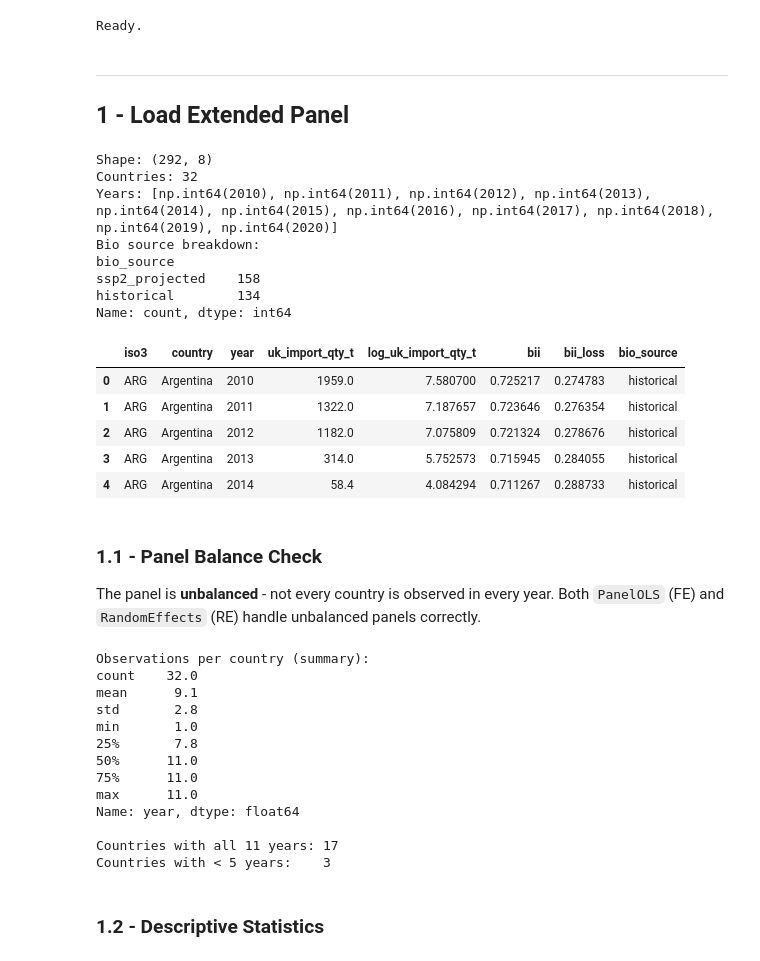
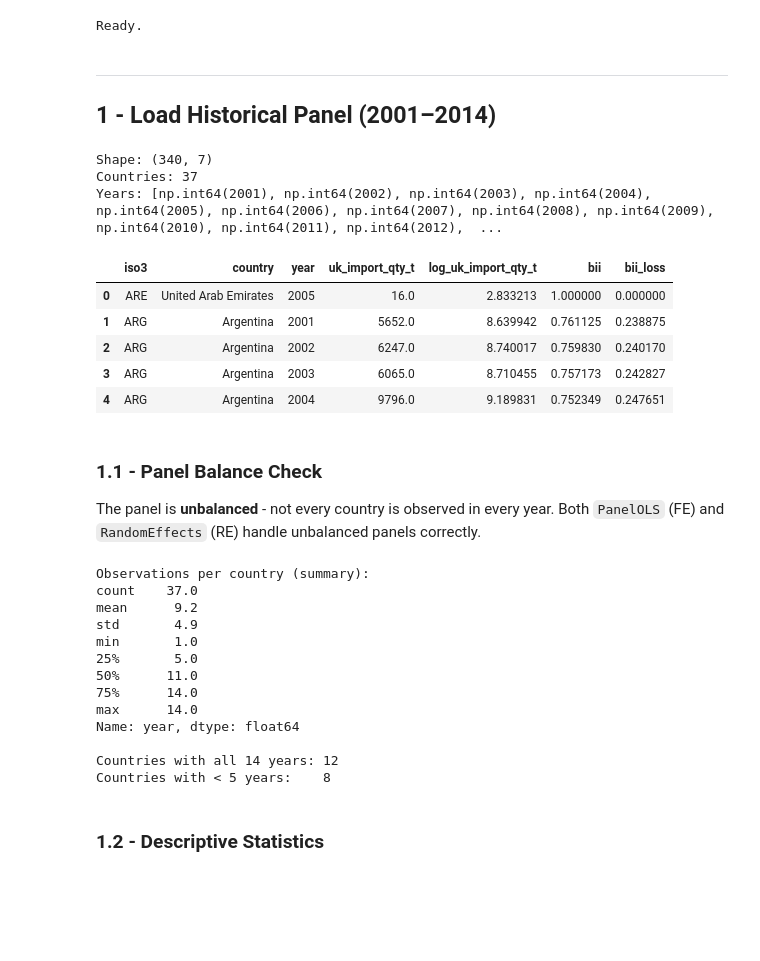
Before and after one commit to Abditivus/sklearn-group, a Jupyter notebook: data/panel_fe_re_analysis.ipynb, the cells around one changed output. Saved outputs shown, nothing was run; the diff lists cells and outputs as text; code cells hidden in the pictures; blank space fills up the shorter version.

```diff
--- a/data/panel_fe_re_analysis.ipynb
+++ b/data/panel_fe_re_analysis.ipynb
@@ -52,31 +52,24 @@ print('Ready.')
 Ready.
 # %% [markdown]
 ---
-## 1 - Load Extended Panel
+## 1 - Load Historical Panel (2001–2014)
 # %%
-panel = pd.read_csv(os.path.join(CLEAN, 'panel_extended_2010_2020.csv'))
+panel = pd.read_csv(os.path.join(CLEAN, 'panel_2001_2014.csv'))
 
 print(f'Shape: {panel.shape}')
 print(f'Countries: {panel["iso3"].nunique()}')
 print(f'Years: {sorted(panel["year"].unique())}')
-print(f'Bio source breakdown:')
-print(panel['bio_source'].value_counts())
 panel.head()
 # %% [output]
-Shape: (292, 8)
-Countries: 32
-Years: [np.int64(2010), np.int64(2011), np.int64(2012), np.int64(2013), np.int64(2014), np.int64(2015), np.int64(2016), np.int64(2017), np.int64(2018), np.int64(2019), np.int64(2020)]
-Bio source breakdown:
-bio_source
-ssp2_projected    158
-historical        134
-Name: count, dtype: int64
+Shape: (340, 7)
+Countries: 37
+Years: [np.int64(2001), np.int64(2002), np.int64(2003), np.int64(2004), np.int64(2005), np.int64(2006), np.int64(2007), np.int64(2008), np.int64(2009), np.int64(2010), np.int64(2011), np.int64(2012),  ...
-|  | iso3 | country | year | uk_import_qty_t | log_uk_import_qty_t | bii | bii_loss | bio_source |
-| 0 | ARG | Argentina | 2010 | 1959.0 | 7.580700 | 0.725217 | 0.274783 | historical |
-| 1 | ARG | Argentina | 2011 | 1322.0 | 7.187657 | 0.723646 | 0.276354 | historical |
-| 2 | ARG | Argentina | 2012 | 1182.0 | 7.075809 | 0.721324 | 0.278676 | historical |
-| 3 | ARG | Argentina | 2013 | 314.0 | 5.752573 | 0.715945 | 0.284055 | historical |
-| 4 | ARG | Argentina | 2014 | 58.4 | 4.084294 | 0.711267 | 0.288733 | historical |
+|  | iso3 | country | year | uk_import_qty_t | log_uk_import_qty_t | bii | bii_loss |
+| 0 | ARE | United Arab Emirates | 2005 | 16.0 | 2.833213 | 1.000000 | 0.000000 |
+| 1 | ARG | Argentina | 2001 | 5652.0 | 8.639942 | 0.761125 | 0.238875 |
+| 2 | ARG | Argentina | 2002 | 6247.0 | 8.740017 | 0.759830 | 0.240170 |
+| 3 | ARG | Argentina | 2003 | 6065.0 | 8.710455 | 0.757173 | 0.242827 |
+| 4 | ARG | Argentina | 2004 | 9796.0 | 9.189831 | 0.752349 | 0.247651 |
 # %% [markdown]
 ### 1.1 - Panel Balance Check
 The panel is **unbalanced** - not every country is observed in every year.
@@ -88,22 +81,22 @@ print(balance.round(1))
 
 presence = panel.pivot_table(index='iso3', columns='year',
                              values='bii_loss', aggfunc='count')
-print(f'\nCountries with all 11 years: {(presence.sum(axis=1) == 11).sum()}')
+print(f'\nCountries with all 14 years: {(presence.sum(axis=1) == 14).sum()}')
 print(f'Countries with < 5 years:    {(presence.sum(axis=1) < 5).sum()}')
 # %% [output]
 Observations per country (summary):
-count    32.0
-mean      9.1
-std       2.8
+count    37.0
+mean      9.2
+std       4.9
 min       1.0
-25%       7.8
+25%       5.0
 50%      11.0
-75%      11.0
-max      11.0
+75%      14.0
+max      14.0
 Name: year, dtype: float64
 
-Countries with all 11 years: 17
-Countries with < 5 years:    3
+Countries with all 14 years: 12
+Countries with < 5 years:    8
 # %% [markdown]
 ### 1.2 - Descriptive Statistics
 # %%
```
Also changed, not shown: parts of 21 cells of this notebook, 1 other file.
